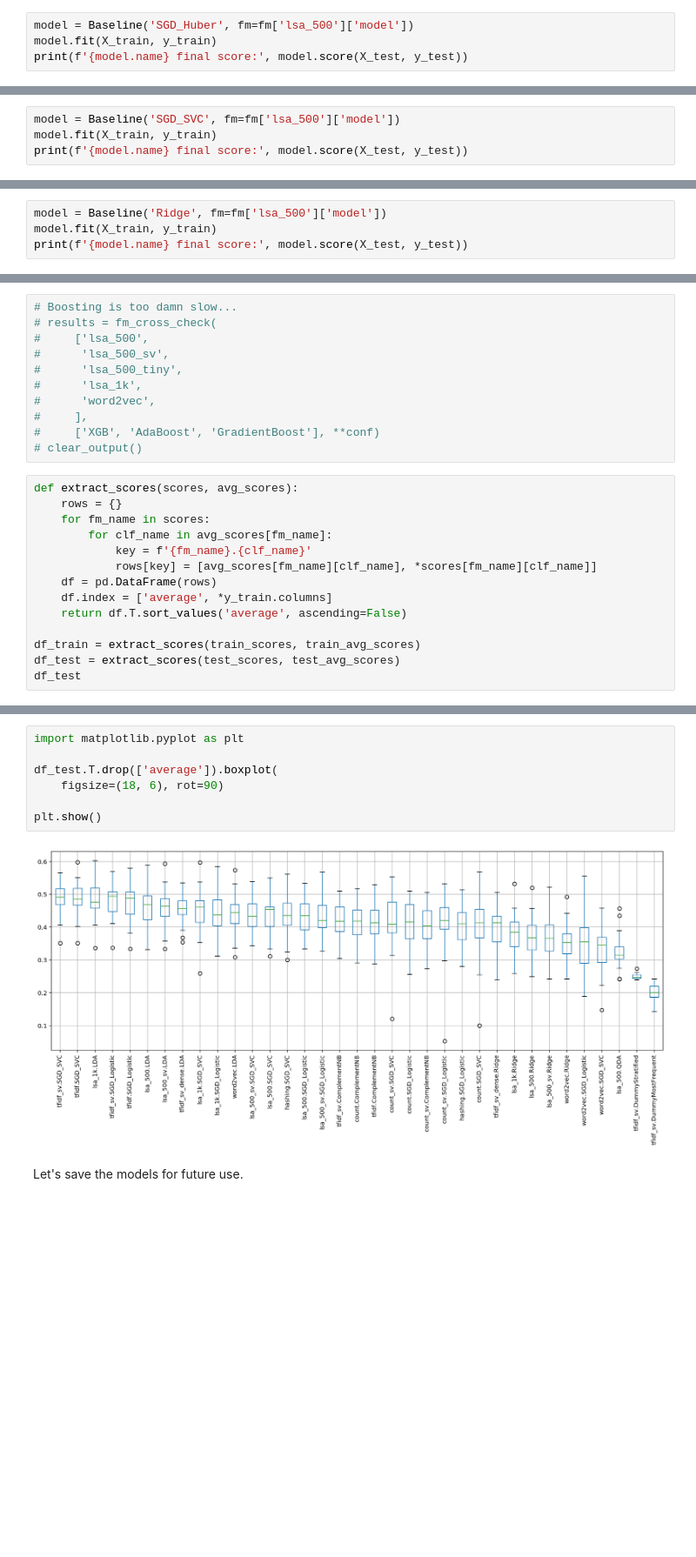
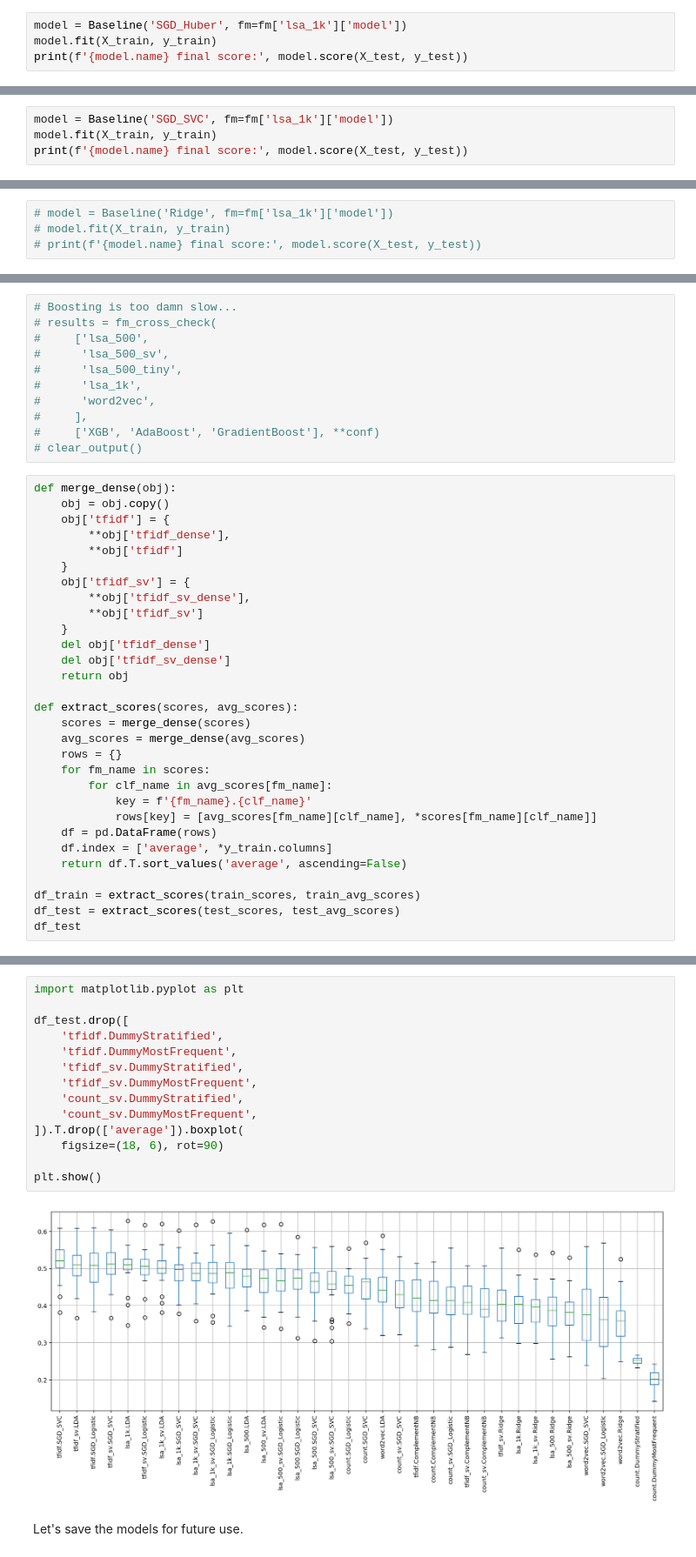
Before and after one commit to ktmud/fsauor2018, a Jupyter notebook: notebooks/2. Model Selection (Chinese).ipynb, the cells around one changed output, grey strips where cells are left out. Shown at 87% size. Drawn from its saved outputs; the diff is of its cells as text; blank space fills up the shorter version.

Commit message:
update feature training

```diff
--- a/notebooks/2. Model Selection (Chinese).ipynb
+++ b/notebooks/2. Model Selection (Chinese).ipynb
@@ -229,7 +211,7 @@ lsa_500_SGD_Logistic final score: 0.441367193763596
 # %% [markdown]
 Logistic is much slower but performs not much better than Stochastic logistic.
 # %%
-model = Baseline('SGD_Huber', fm=fm['lsa_500']['model'])
+model = Baseline('SGD_Huber', fm=fm['lsa_1k']['model'])
 model.fit(X_train, y_train)
 print(f'{model.name} final score:', model.score(X_test, y_test))
 # %% [output]
@@ -254,5 +222,5 @@ lsa_500_SGD_Huber final score: 0.4194666499484197
 # %%
-model = Baseline('SGD_SVC', fm=fm['lsa_500']['model'])
+model = Baseline('SGD_SVC', fm=fm['lsa_1k']['model'])
 model.fit(X_train, y_train)
 print(f'{model.name} final score:', model.score(X_test, y_test))
 # %% [output]
@@ -277,4 +231,4 @@ lsa_500_SGD_SVC final score: 0.4257940975265776
 # %%
-model = Baseline('Ridge', fm=fm['lsa_500']['model'])
-model.fit(X_train, y_train)
-print(f'{model.name} final score:', model.score(X_test, y_test))
+# model = Baseline('Ridge', fm=fm['lsa_1k']['model'])
+# model.fit(X_train, y_train)
+# print(f'{model.name} final score:', model.score(X_test, y_test))
@@ -396,7 +361,23 @@ clear_output()
 #     ['XGB', 'AdaBoost', 'GradientBoost'], **conf)
 # clear_output()
 # %%
+def merge_dense(obj):
+    obj = obj.copy()
+    obj['tfidf'] = {
+        **obj['tfidf_dense'],
+        **obj['tfidf']
+    }
+    obj['tfidf_sv'] = {
+        **obj['tfidf_sv_dense'],
+        **obj['tfidf_sv']
+    }
+    del obj['tfidf_dense']
+    del obj['tfidf_sv_dense']
+    return obj
+
 def extract_scores(scores, avg_scores):
+    scores = merge_dense(scores)
+    avg_scores = merge_dense(avg_scores)
     rows = {}
     for fm_name in scores:
         for clf_name in avg_scores[fm_name]:
@@ -484,12 +484,19 @@ df_train_time
 # %%
 import matplotlib.pyplot as plt
 
-df_test.T.drop(['average']).boxplot(
+df_test.drop([
+    'tfidf.DummyStratified',
+    'tfidf.DummyMostFrequent',
+    'tfidf_sv.DummyStratified',
+    'tfidf_sv.DummyMostFrequent',
+    'count_sv.DummyStratified',
+    'count_sv.DummyMostFrequent',
+]).T.drop(['average']).boxplot(
     figsize=(18, 6), rot=90)
 
 plt.show()
 # %% [output]
-[figure, old version]
+[figure, new version]
 # %% [markdown]
 Let's save the models for future use.
 # %%
```
Also changed, not shown: parts of 25 cells of this notebook, 1 other file.
